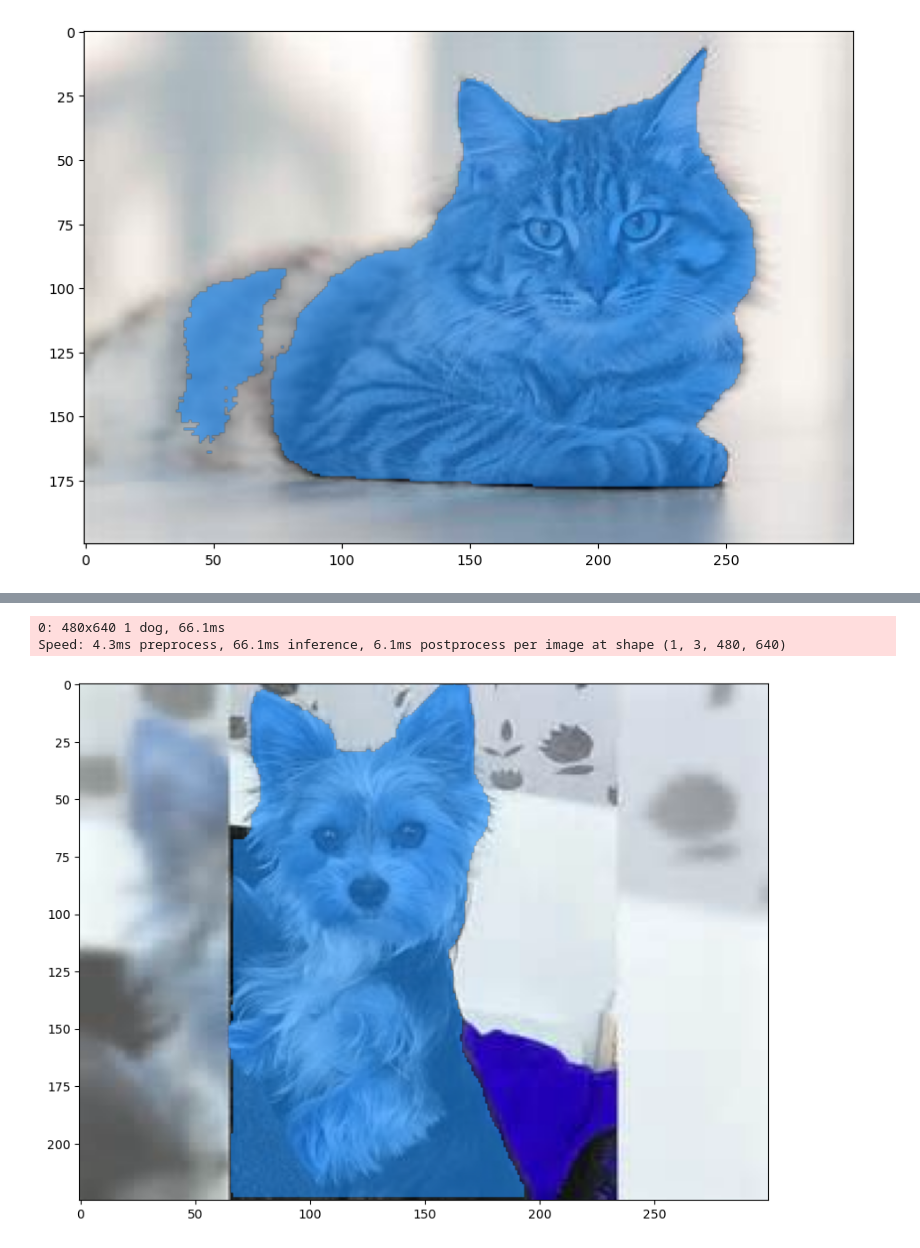
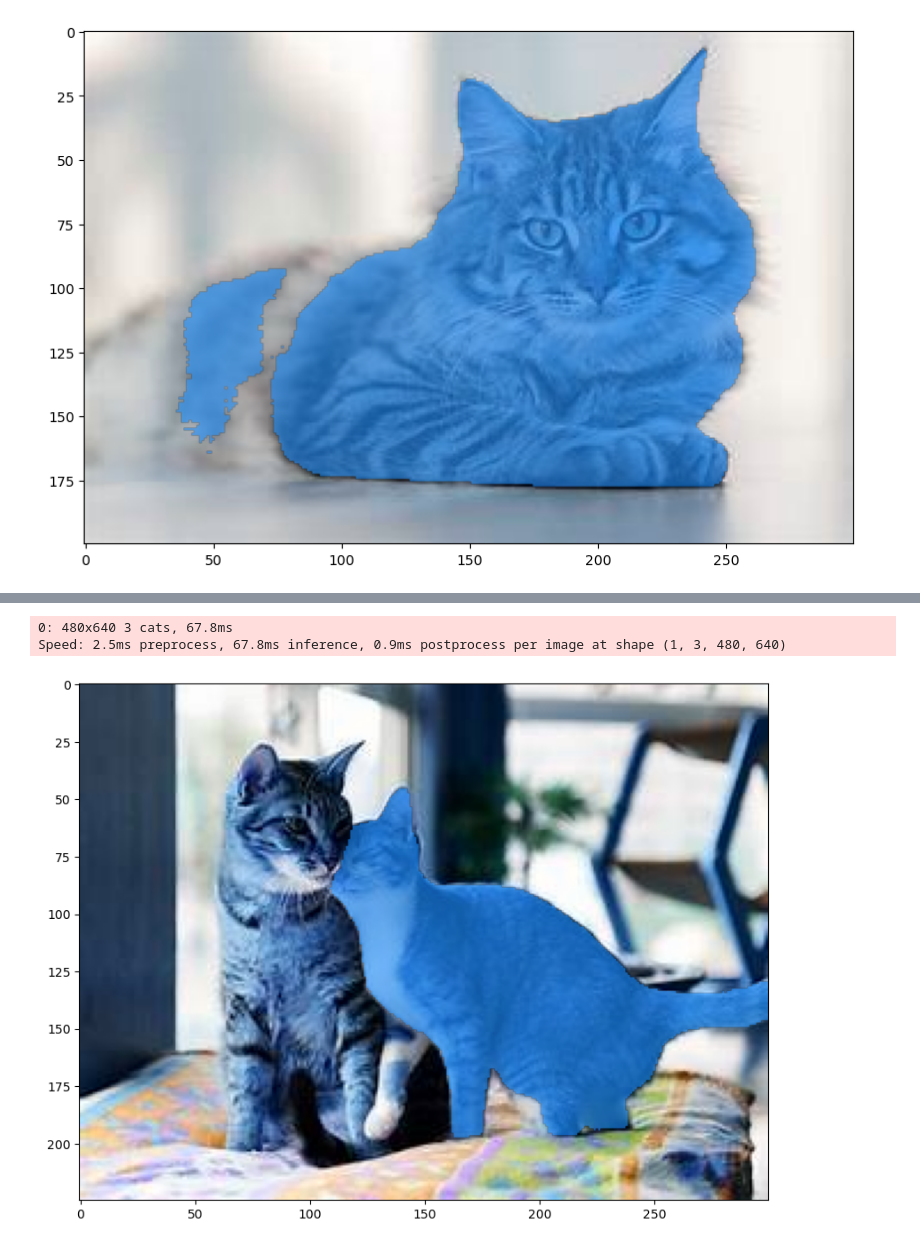
Before and after one commit to roydipta/safari_stickerbook, a Jupyter notebook: Model Training/YOLOv8 and SAM.ipynb, the cells around one changed output, grey strips where cells are left out. Cells and saved outputs as stored; diff of their text form; code cells hidden in the pictures.

```diff
--- a/Model Training/YOLOv8 and SAM.ipynb
+++ b/Model Training/YOLOv8 and SAM.ipynb
@@ -68,7 +57,7 @@ model = YOLO('yolov8n.pt')
 # %% [output]
 /Users/dipta/Documents/capstone/Model Training
 # %%
-image = cv2.imread('./raw-img/gatto/3.jpeg')
+image = cv2.imread('./raw-img/cat/3.jpeg')
 # %% [markdown]
     {0: 'person', 1: 'bicycle', 2: 'car', 3: 'motorcycle', 4: 'airplane', 5: 'bus', 6: 'train', 7: 'truck', 8: 'boat', 9: 'traffic light', 10: 'fire hydrant', 11: 'stop sign', 12: 'parking meter', 13: 'bench', 14: 'bird', 15: 'cat', 16: 'dog', 17: 'horse', 18: 'sheep', 19: 'cow', 20: 'elephant', 21: 'bear', 22: 'zebra', 23: 'giraffe', 24: 'backpack', 25: 'umbrella', 26: 'handbag', 27: 'tie', 28: 'suitcase', 29: 'frisbee', 30: 'skis', 31: 'snowboard', 32: 'sports ball', 33: 'kite', 34: 'baseball bat', 35: 'baseball glove', 36: 'skateboard', 37: 'surfboard', 38: 'tennis racket', 39: 'bottle', 40: 'wine glass', 41: 'cup', 42: 'fork', 43: 'knife', 44: 'spoon', 45: 'bowl', 46: 'banana', 47: 'apple', 48: 'sandwich', 49: 'orange', 50: 'broccoli', 51: 'carrot', 52: 'hot dog', 53: 'pizza', 54: 'donut', 55: 'cake', 56: 'chair', 57: 'couch', 58: 'potted plant', 59: 'bed', 60: 'dining table', 61: 'toilet', 62: 'tv', 63: 'laptop', 64: 'mouse', 65: 'remote', 66: 'keyboard', 67: 'cell phone', 68: 'microwave', 69: 'oven', 70: 'toaster', 71: 'sink', 72: 'refrigerator', 73: 'book', 74: 'clock', 75: 'vase', 76: 'scissors', 77: 'teddy bear', 78: 'hair drier', 79: 'toothbrush'}
 # %%
@@ -79,7 +68,7 @@ def segment(image):
     if len(objects[0].boxes.cls) > 0 and int(objects[0].boxes.cls[0]) in (15, 16):
         sam_checkpoint = 'sam_vit_h_4b8939.pth'
         model_type = 'vit_h'
-        device = 'mps'
+        device = 'cpu' #can use cpu, mps, or cuda - looks like cpu works fastest on m2
 
         sam = sam_model_registry[model_type](checkpoint=sam_checkpoint)
         sam.to(device=device)
@@ -98,5 +87,7 @@ def segment(image):
         # show_box(input_box, plt.gca())
         plt.show()
 
+        return masks[0]
+
     else:
-        print('There are no cats in your picture')
+        print('Not an Animal that I recognize')
@@ -170,7 +232,7 @@ Speed: 8.3ms preprocess, 80.1ms inference, 5.8ms postprocess per image at shape
 # %%
-image2 = cv2.imread('./raw-img/cane/OIF-e2bexWrojgtQnAPPcUfOWQ.jpeg')
-segment(image2)
+image2 = cv2.imread('./raw-img/cat/16.jpeg')
+mask2 = segment(image2)
 # %% [output]
-0: 480x640 1 dog, 66.1ms
-Speed: 4.3ms preprocess, 66.1ms inference, 6.1ms postprocess per image at shape (1, 3, 480, 640)
+0: 480x640 3 cats, 67.8ms
+Speed: 2.5ms preprocess, 67.8ms inference, 0.9ms postprocess per image at shape (1, 3, 480, 640)
-[figure, old version]
+[figure, new version]
```
Also changed, not shown: parts of 11 cells of this notebook, 6 other files.
